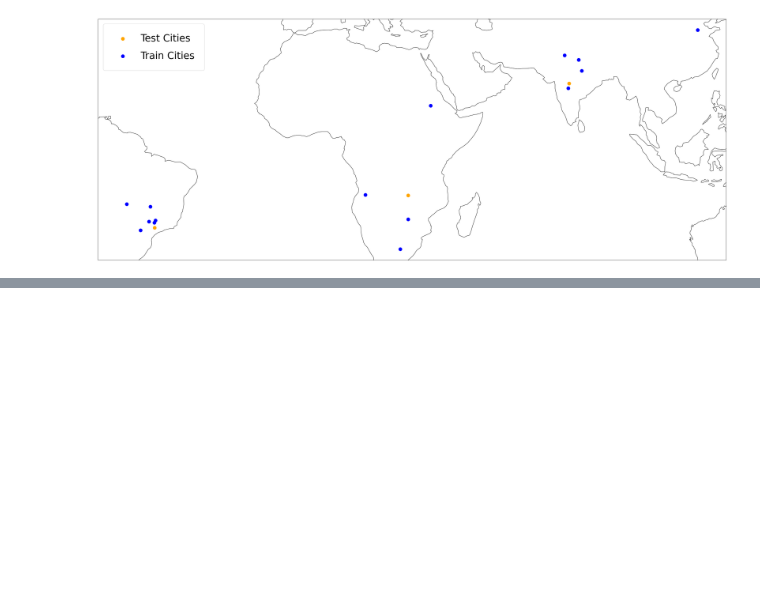
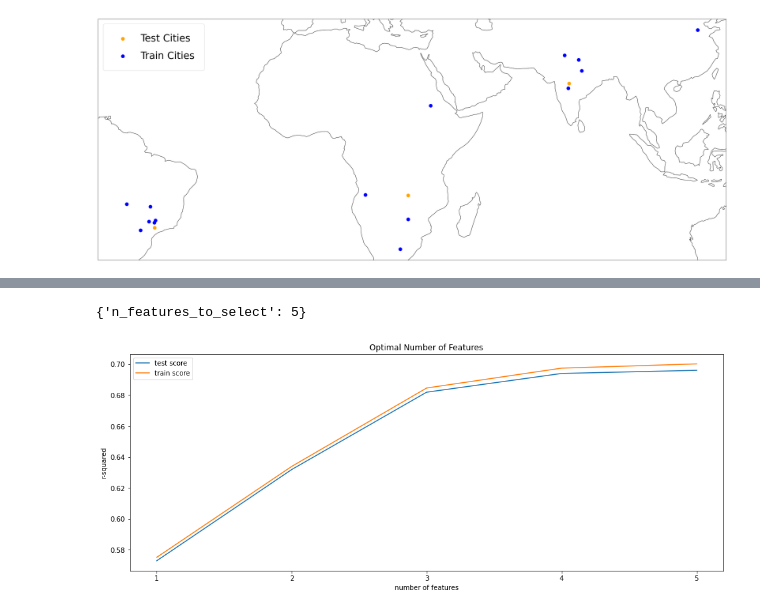
Before and after one commit to SarahBerk-github/MODIS_Gaussian, a Jupyter notebook: Predictive_Modelling.ipynb, the cells around one changed output, grey strips where cells are left out. Cells and saved outputs as stored; diff of their text form; code cells hidden in the pictures; blank space fills up the shorter version.

```diff
--- a/Predictive_Modelling.ipynb
+++ b/Predictive_Modelling.ipynb
@@ -438,0 +501,29 @@ xa.set_major_locator(MaxNLocator(integer=True))
+# %%
+#Using cross validation to determine the number of variables used (the hyperparameter in this case)
+n = len(predictor_variables)
+#cross-validation scheme, 5 fold
+folds = KFold(n_splits = 5, shuffle = True, random_state = 100)
+
+#specify range of hyperparameters to tune
+hyper_params = [{'n_features_to_select': list(range(1, n+1))}]
+
+#perform grid search
+
+lin_reg = LinearRegression()           #specify model
+lin_reg.fit(X_train_norm, y_train)     #fit the model
+rfe = RFE(lin_reg)                     #feature selection
+
+#Use cross validation
+model_cv = GridSearchCV(estimator = rfe,
+                        param_grid = hyper_params,
+                        scoring= 'r2',
+                        cv = folds,
+                        verbose = 1,
+                        return_train_score=True)
+
+# fit the model
+model_cv.fit(X_train_norm, y_train)
+
+#cv results
+cv_results = pd.DataFrame(model_cv.cv_results_)
+cv_results
@@ -438,0 +541,16 @@ xa.set_major_locator(MaxNLocator(integer=True))
+# %%
+model_cv.best_params_
+# %% [output]
+{'n_features_to_select': 5}
+# %%
+# plotting cv results
+fig, axes = plt.subplots(1,1, figsize = (16, 6))
+
+axes.plot(cv_results["param_n_features_to_select"], cv_results["mean_test_score"])
+axes.plot(cv_results["param_n_features_to_select"], cv_results["mean_train_score"])
+axes.set(xlabel= 'number of features', ylabel='r-squared', title = "Optimal Number of Features")
+axes.legend(['test score', 'train score'], loc='upper left')
+xa = axes.get_xaxis()
+xa.set_major_locator(MaxNLocator(integer=True))
+# %% [output]
+[figure, added]
```
Also changed, not shown: parts of 25 cells of this notebook.
